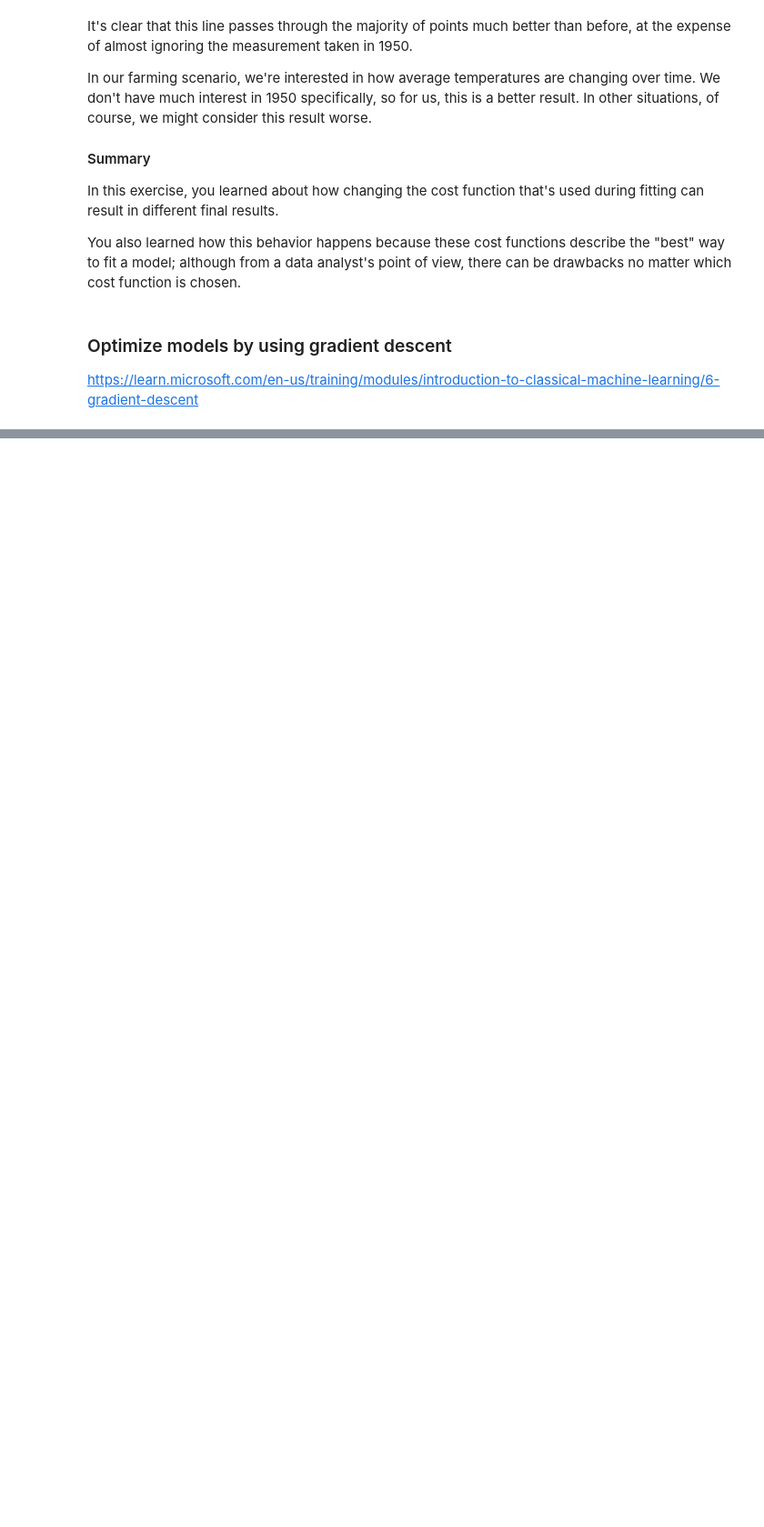
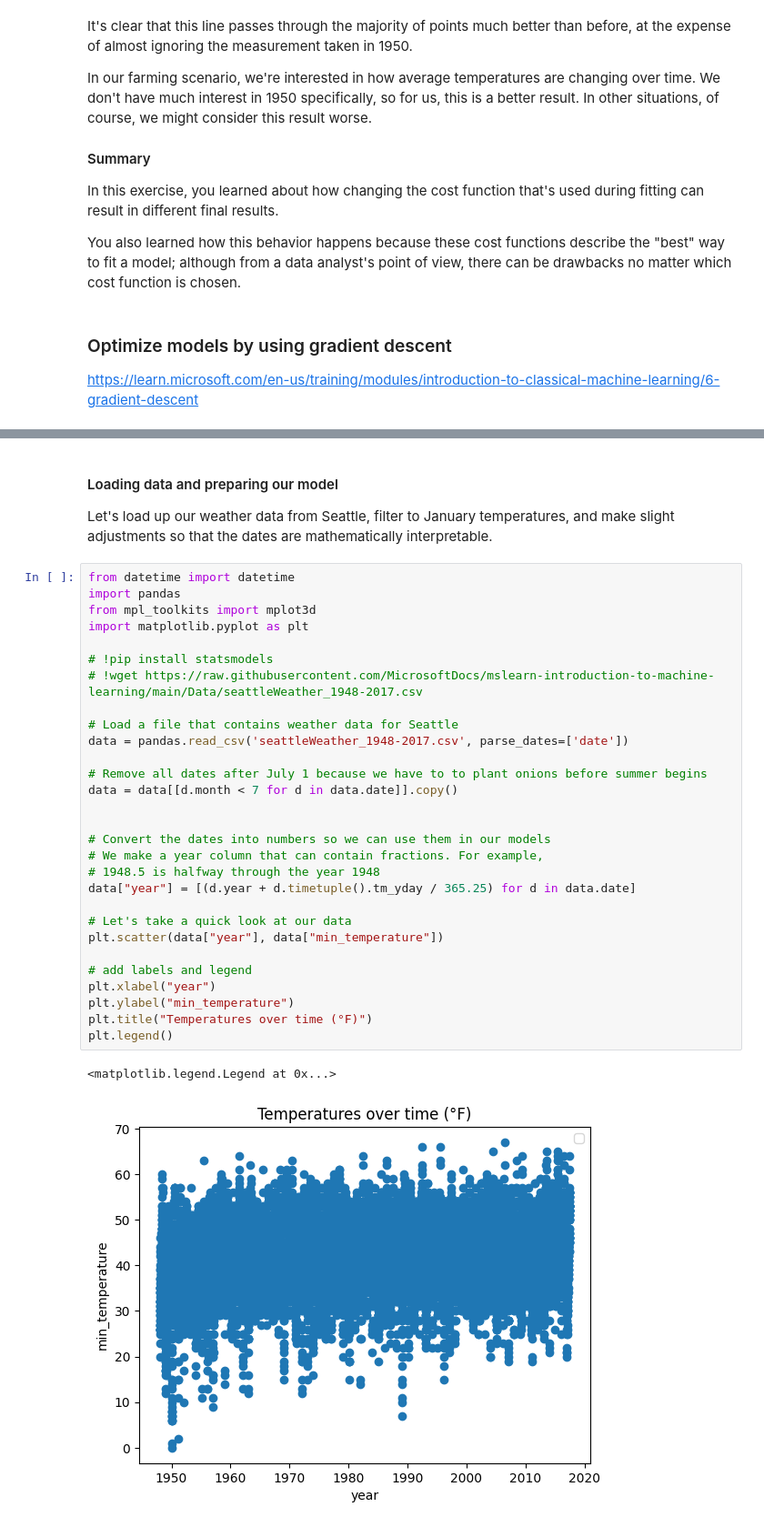
Before and after one commit to jalaljahir/courses_learning, a Jupyter notebook: MSFT_DS_for_ML/mod2_supervised_learning.ipynb, the cells around one changed output, grey strips where cells are left out. Shown at 91% size. Drawn from its saved outputs; the diff is of its cells as text; blank space fills up the shorter version.

Commit message:
added supervised learning: added gradient descent and module completed.

```diff
--- a/MSFT_DS_for_ML/mod2_supervised_learning.ipynb
+++ b/MSFT_DS_for_ML/mod2_supervised_learning.ipynb
@@ -518,0 +525,36 @@ https://learn.microsoft.com/en-us/training/modules/introduction-to-classical-mac
+# %% [markdown]
+#### Loading data and preparing our model
+
+Let's load up our weather data from Seattle, filter to January temperatures, and make slight adjustments so that the dates are mathematically interpretable.
+# %%
+from datetime import datetime
+import pandas
+from mpl_toolkits import mplot3d
+import matplotlib.pyplot as plt
+
+# !pip install statsmodels
+# !wget https://raw.githubusercontent.com/MicrosoftDocs/mslearn-introduction-to-machine-learning/main/Data/seattleWeather_1948-2017.csv
+
+# Load a file that contains weather data for Seattle
+data = pandas.read_csv('seattleWeather_1948-2017.csv', parse_dates=['date'])
+
+# Remove all dates after July 1 because we have to to plant onions before summer begins
+data = data[[d.month < 7 for d in data.date]].copy()
+
+
+# Convert the dates into numbers so we can use them in our models
+# We make a year column that can contain fractions. For example,
+# 1948.5 is halfway through the year 1948
+data["year"] = [(d.year + d.timetuple().tm_yday / 365.25) for d in data.date]
+
+# Let's take a quick look at our data
+plt.scatter(data["year"], data["min_temperature"])
+
+# add labels and legend
+plt.xlabel("year")
+plt.ylabel("min_temperature")
+plt.title("Temperatures over time (°F)")
+plt.legend()
+# %% [output]
+<matplotlib.legend.Legend at 0x...>
+[figure, added]
```
Also changed, not shown: parts of 18 cells of this notebook.
